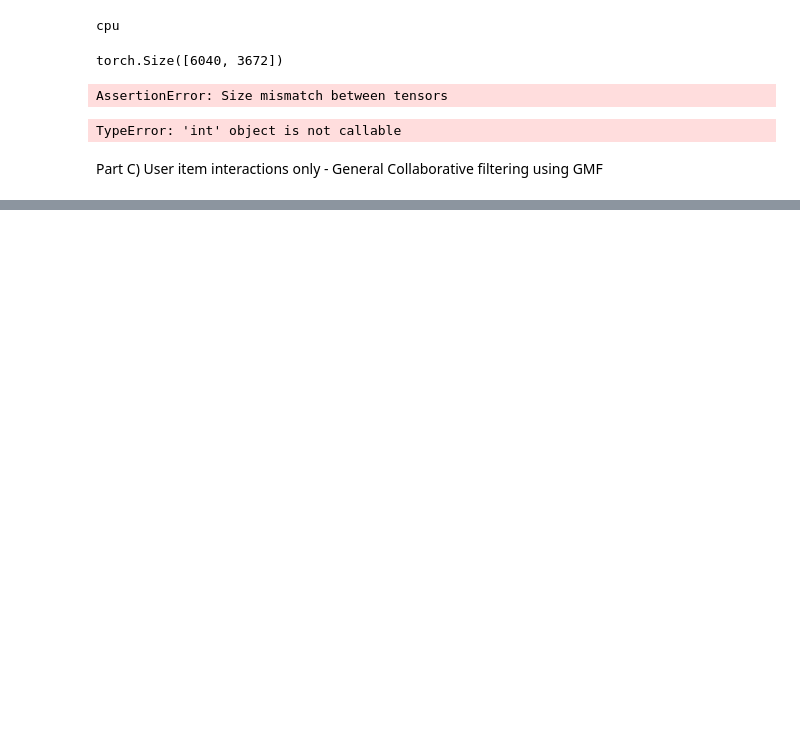
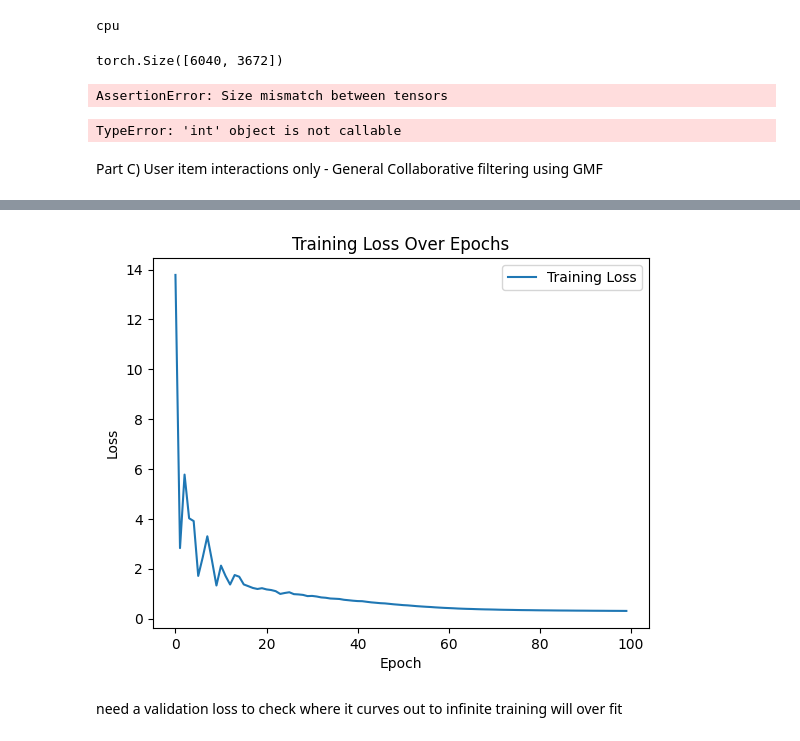
Before and after one commit to wadeyman/4222_Project, a Jupyter notebook: dl_collab_pipeline.ipynb, the cells around one changed output, grey strips where cells are left out. Drawn from its saved outputs; the diff is of its cells as text; code cells hidden in the pictures; blank space fills up the shorter version.

Commit message:
fix generalised matrix factorisation model only next to work on - to use product matrix to obtain best movies to recommend for each user - need to consider validation dataset

```diff
--- a/dl_collab_pipeline.ipynb
+++ b/dl_collab_pipeline.ipynb
@@ -342,0 +358,3 @@ RuntimeError: The size of tensor a (64) must match the size of tensor b (3672) a
+# %%
+losses = []
+train(model, epoch=100, lr = 0.25, wd= 1e-5)
@@ -342,0 +379,13 @@ RuntimeError: The size of tensor a (64) must match the size of tensor b (3672) a
+# %%
+import matplotlib.pyplot as plt
+plt.plot(range(len(losses)), losses, label='Training Loss')
+plt.xlabel('Epoch')
+plt.ylabel('Loss')
+plt.title('Training Loss Over Epochs')
+plt.legend()
+plt.show()
+# %% [output]
+[figure, added]
+# %% [markdown]
+need a validation loss to check where it curves out to
+infinite training will over fit
```
Also changed, not shown: parts of 17 cells of this notebook.
